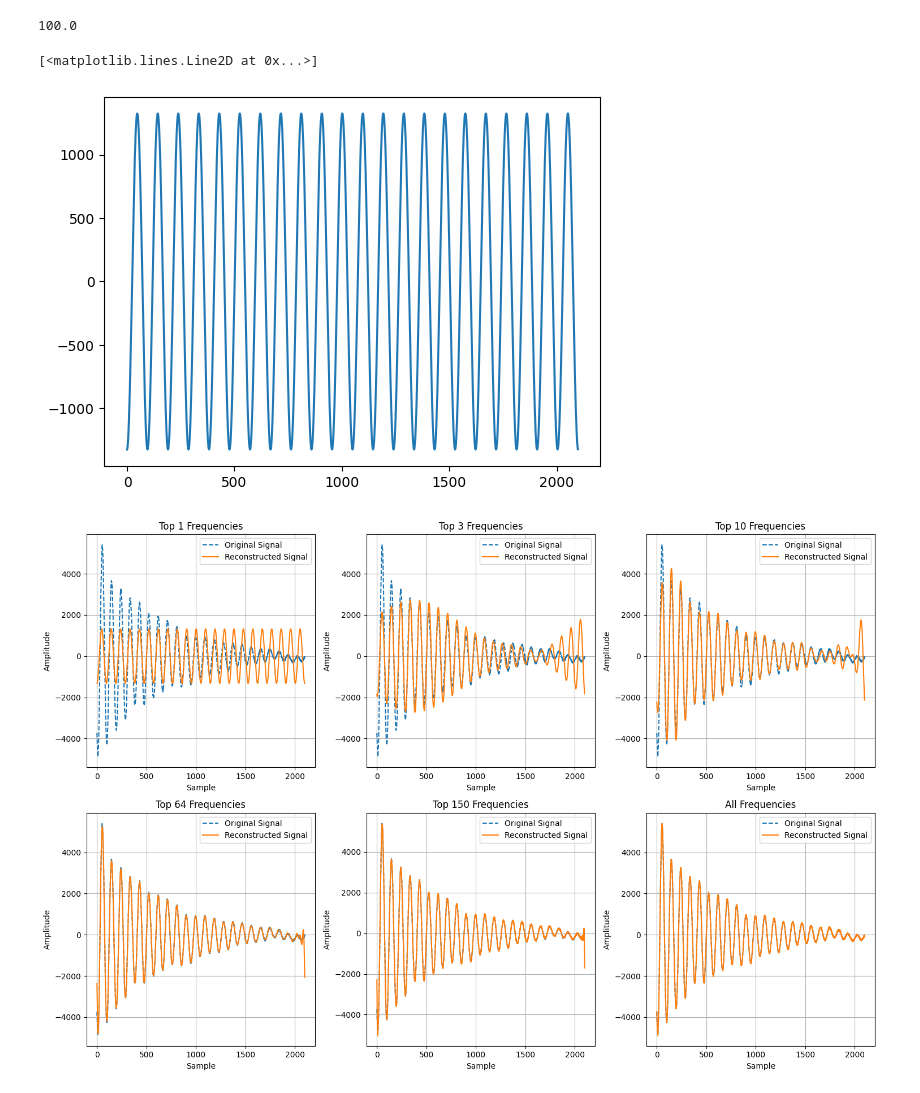
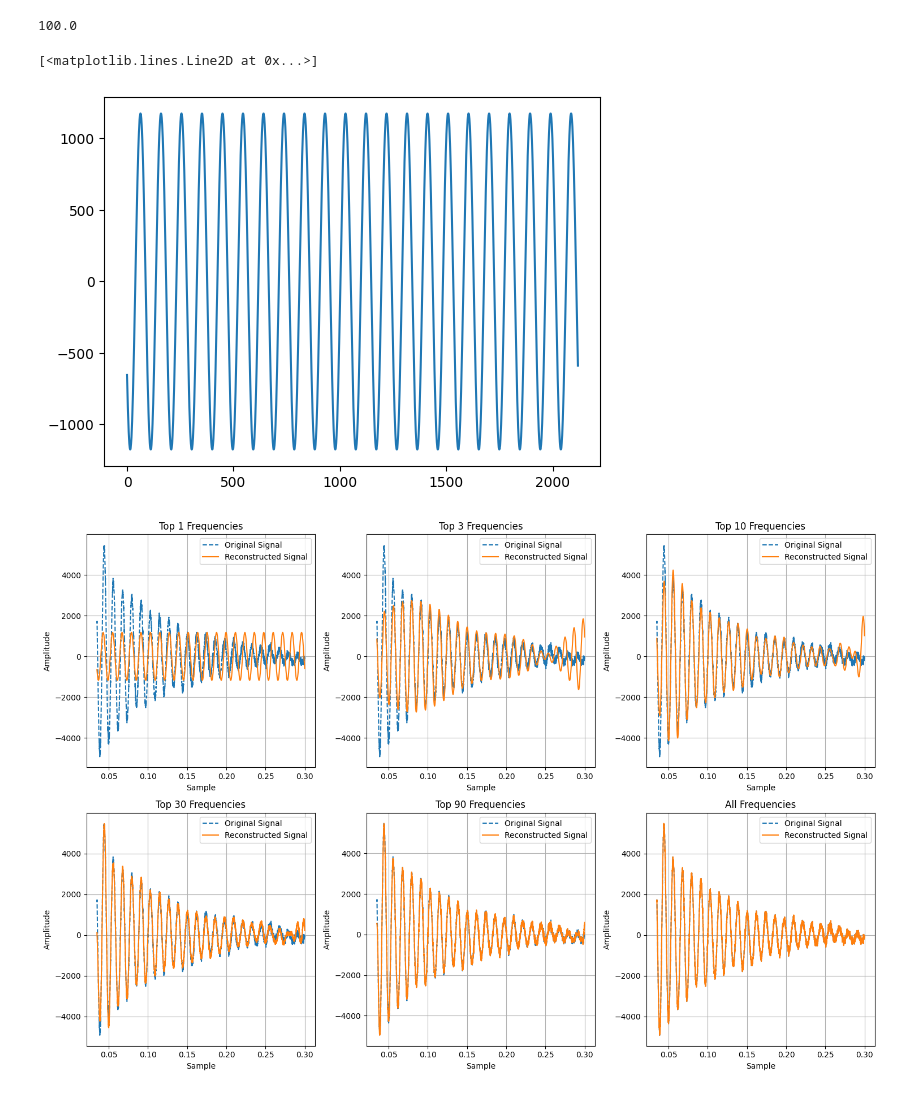
Before and after one commit to ChiragBusiness/FYP, a Jupyter notebook: fft.ipynb, the cells around one changed output. Drawn from its saved outputs; the diff is of its cells as text; code cells hidden in the pictures.

```diff
--- a/fft.ipynb
+++ b/fft.ipynb
@@ -21,7 +21,7 @@ for i in range(len(filenames)):
 file_lengths = np.array(file_lengths)
 
 n_samples_start = 0 #300 is all we need for the motion phase to complete
-n_samples_end = 2400
+n_samples_end = 4800
 
 # fix, axs = plt.subplots(3, 2, figsize=(15, 15))
 
@@ -225,29 +446,31 @@ pos_freq[0]
 100.0
 # %%
 #ok we gonna just isolate the highest frequency, and then inverse fft
-og_data = mean_endpoint_values[300:]
+# og_data = mean_endpoint_values[280:2400]
+og_data = endpoint_values[0][280:2400]
+times = np.array(range(280, 2400)) / 8000
 
 fourier = np.fft.fft(og_data)
 # fourier = np.fft.fft(relevant_data['EndPoint_X(um)'].values)
 
 
 magnitude = np.abs(fourier)
 
 indxs = np.argsort(magnitude)[::-1][:2] #poth positive and negative index
 
 isolated = np.zeros(len(fourier), dtype = complex)
 
 isolated[indxs] = fourier[indxs]
 
 # plt.plot(relevant_data["Time (s)"].values, np.fft.ifft(isolated).real)
 plt.plot(np.fft.ifft(isolated).real)
 # %% [output]
 [<matplotlib.lines.Line2D at 0x...>]
-[figure, old version]
+[figure, new version]
 # %%
 #plotting the original signal and the reconstructed signal based on number of isolated frequencies
 
-n_frequencies_list = [1, 3, 10, 64, 150, 99999]
+n_frequencies_list = [1, 3, 10, 30, 90, 99999]
 
 # Creating 2x3 subplots
 fig, axs = plt.subplots(2, 3, figsize=(15, 10))
@@ -269,10 +492,10 @@ for i, n_frequency in enumerate(n_frequencies_list):
 
     # Plotting original and reconstructed signals
     # axs[i].plot(relevant_data["Time (s)"].values, relevant_data['EndPoint_X(um)'].values, label='Original Signal', linestyle='dashed')
-    axs[i].plot(og_data, label='Original Signal', linestyle='dashed')
+    axs[i].plot(times, og_data, label='Original Signal', linestyle='dashed')
 
     # axs[i].plot(relevant_data["Time (s)"].values, reconstructed_signal, label='Reconstructed Signal', linestyle='solid')
-    axs[i].plot(reconstructed_signal, label='Reconstructed Signal', linestyle='solid')
+    axs[i].plot(times, reconstructed_signal, label='Reconstructed Signal', linestyle='solid')
 
     axs[i].legend()
     # axs[i].set_xlabel('Time [s]')
@@ -288,7 +511,7 @@ for i, n_frequency in enumerate(n_frequencies_list):
 plt.tight_layout()
 plt.show()
 # %% [output]
-[figure, old version]
+[figure, new version]
 # %%
 #what conclusions do we get from this?
 #idk lol
```
Also changed, not shown: parts of 17 cells of this notebook, 6 other files.
